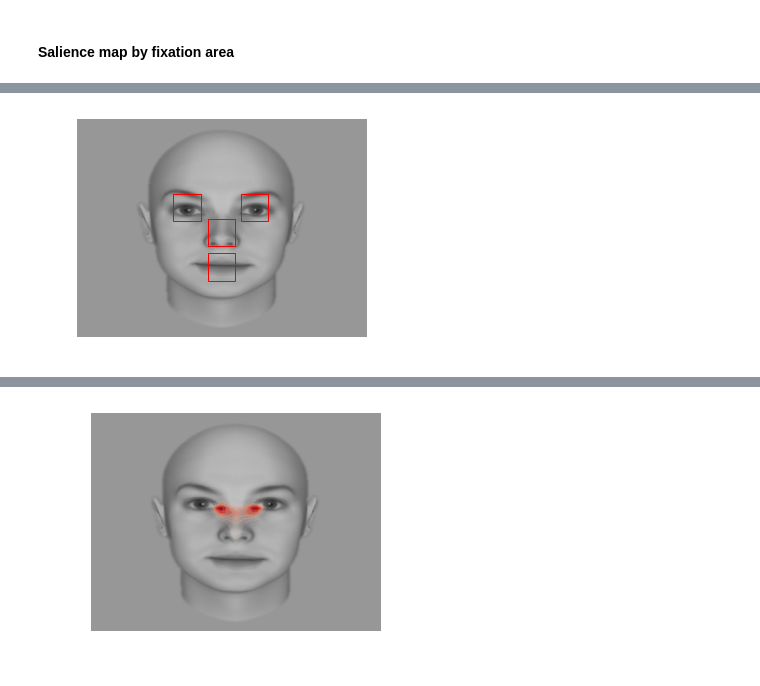
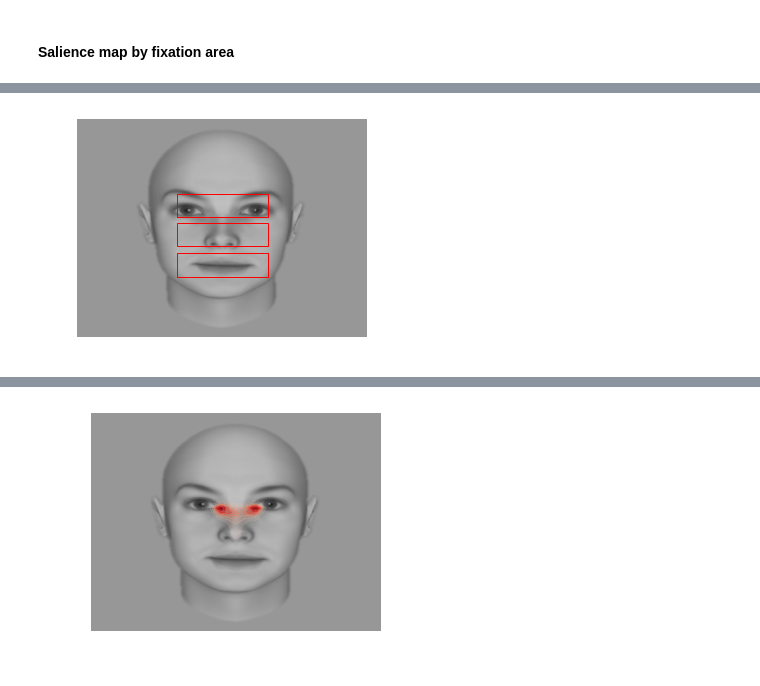
Before and after one commit to hyunwoogu/EyeStrategy, a Jupyter notebook: EyeTrack.ipynb, the cells around one changed output, grey strips where cells are left out. Cells and saved outputs as stored; diff of their text form; code cells hidden in the pictures.

```diff
--- a/EyeTrack.ipynb
+++ b/EyeTrack.ipynb
@@ -107,9 +177,9 @@ def countFixations(startX, startY, winSize=150):
     return(res)
 # %%
-def meanDurations(startX, startY, winSize=150):
+def meanDurations(startX, startY, XwinSize=130, YwinSize=130):
     res = np.mean(Data.loc[(Data.counts==0) &
-                           (Data.x>=startX) & (Data.x<=startX+winSize) &
-                            (Data.y>=startY) & (Data.y<=startY+winSize) ,'Duration'])
+                           (Data.x>=startX) & (Data.x<=startX+XwinSize) &
+                            (Data.y>=startY) & (Data.y<=startY+YwinSize) ,'Duration'])
     return (res)
 # %%
 ## Greedy Search
@@ -151,0 +290,21 @@ A.shape
+# %%
+XwinSize = 30
+YwinSize = 30
+
+coord1 = (720, 440) ## x coord (from left), y coord (from top)
+
+fig, ax = plt.subplots(1)
+
+plt.imshow(img)
+plt.xlim(0, 1600)
+plt.ylim(1200, 0)
+plt.axis('off')
+
+Start = 300
+End = 600
+
+for i in range(Start, End+1) :
+    rect = patches.Rectangle(C[i, [0,1]],XwinSize,YwinSize,linewidth=1,edgecolor='r',facecolor='none')
+    ax.add_patch(rect)
+
+plt.show()
@@ -336,25 +585,25 @@ KeyboardInterrupt:
 # %%
-coord1 = (530, 410) ## x coord (from left), y coord (from top)
-coord2 = (720, 550)
-coord3 = (720, 740)
-coord4 = (900, 410)
+coord1 = (550, 410) ## x coord (from left), y coord (from top)
+coord2 = (550, 570)
+coord3 = (550, 740)
+#coord4 = (900, 410)
 
 fig, ax = plt.subplots(1)
 
 plt.imshow(img)
 plt.xlim(0, 1600)
 plt.ylim(1200, 0)
 plt.axis('off')
 
-rect1 = patches.Rectangle(coord1,150,150,linewidth=1,edgecolor='r',facecolor='none')
+rect1 = patches.Rectangle(coord1,500,130,linewidth=1,edgecolor='r',facecolor='none')
 ax.add_patch(rect1)
-rect2 = patches.Rectangle(coord2,150,150,linewidth=1,edgecolor='r',facecolor='none')
+rect2 = patches.Rectangle(coord2,500,130,linewidth=1,edgecolor='r',facecolor='none')
 ax.add_patch(rect2)
-rect3 = patches.Rectangle(coord3,150,150,linewidth=1,edgecolor='r',facecolor='none')
+rect3 = patches.Rectangle(coord3,500,130,linewidth=1,edgecolor='r',facecolor='none')
 ax.add_patch(rect3)
-rect4 = patches.Rectangle(coord4,150,150,linewidth=1,edgecolor='r',facecolor='none')
-ax.add_patch(rect4)
+#rect4 = patches.Rectangle(coord4,150,150,linewidth=1,edgecolor='r',facecolor='none')
+#ax.add_patch(rect4)
 
 plt.show()
 # %% [output]
-[figure, old version]
+[figure, new version]
```
Also changed, not shown: parts of 29 cells of this notebook.
